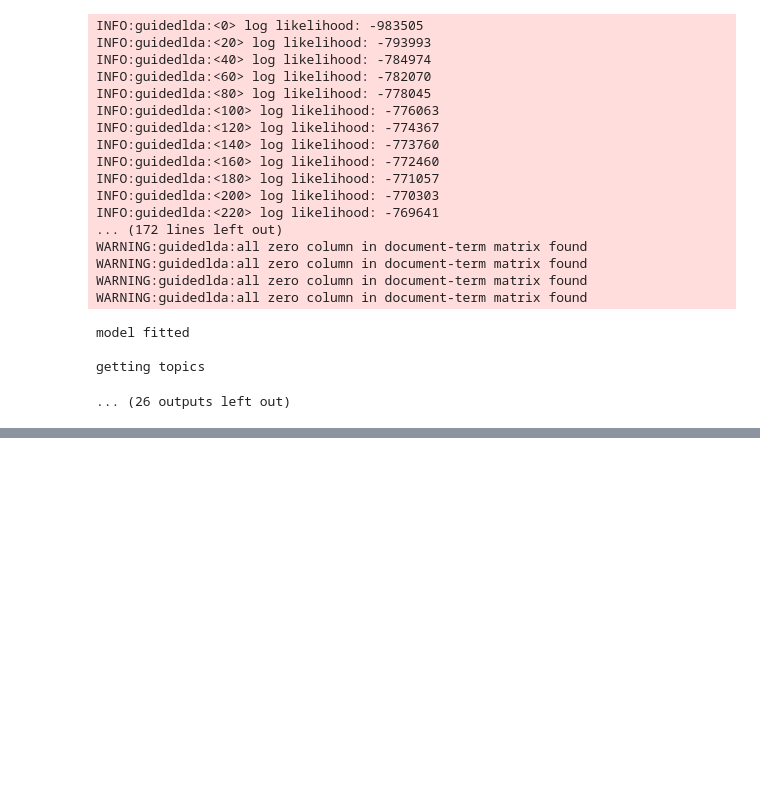
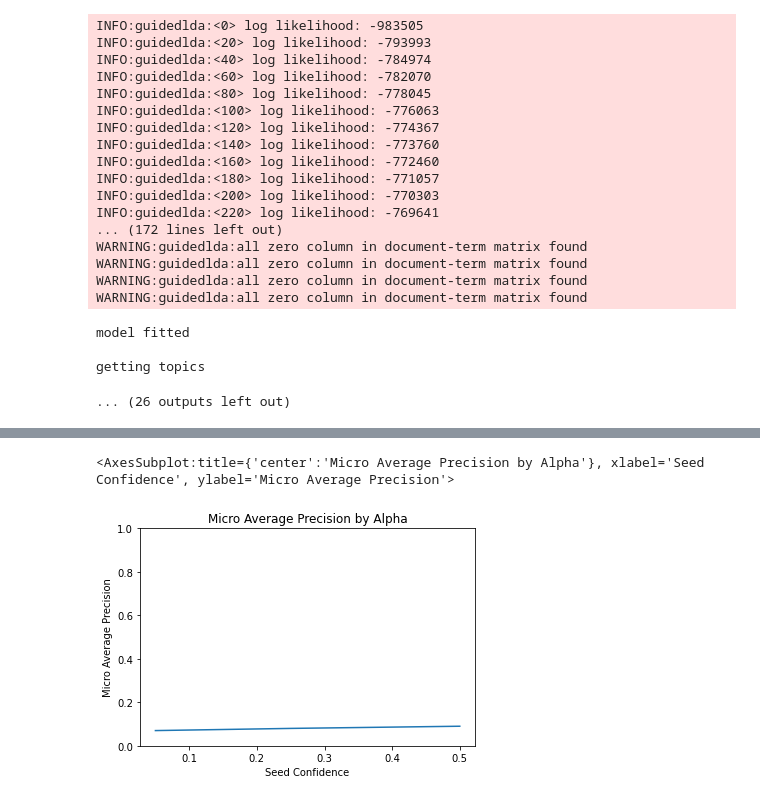
Before and after one commit to apschlissel/capstone, a Jupyter notebook: guided_lda_hparam_tuning.ipynb, the cells around one changed output, grey strips where cells are left out. Drawn from its saved outputs; the diff is of its cells as text; code cells hidden in the pictures; blank space fills up the shorter version.

```diff
--- a/guided_lda_hparam_tuning.ipynb
+++ b/guided_lda_hparam_tuning.ipynb
@@ -882,0 +895,10 @@ getting topics
+# %%
+#make df
+seed_confidence_dict = {'seed_confidence': [0.05, 0.25, 0.5], 'micro_avg_precision': [0.07, 0.08, 0.09]}
+df_seed_confidence = pd.DataFrame(data=seed_confidence_dict)
+
+#plot df
+df_seed_confidence.plot.line(x='seed_confidence', y='micro_avg_precision', ylim=(0,1), ylabel='Micro Average Precision', xlabel='Seed Confidence', title='Micro Average Precision by Alpha', legend=False)
+# %% [output]
+<AxesSubplot:title={'center':'Micro Average Precision by Alpha'}, xlabel='Seed Confidence', ylabel='Micro Average Precision'>
+[figure, added]
```
Also changed, not shown: parts of 3 cells of this notebook.
